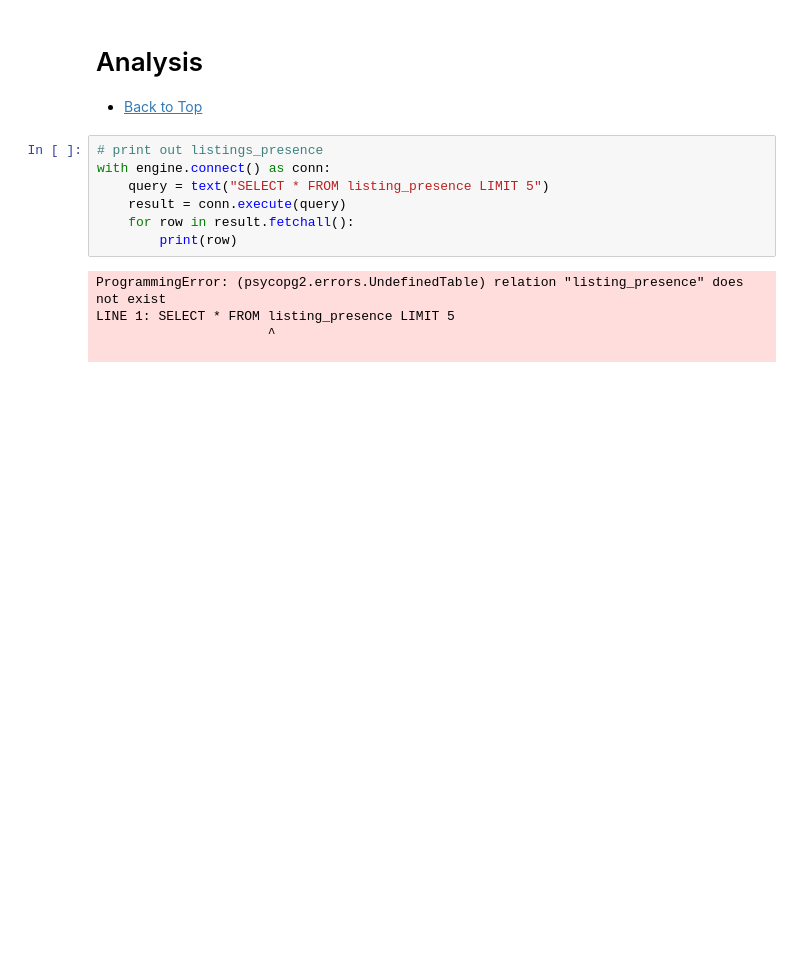
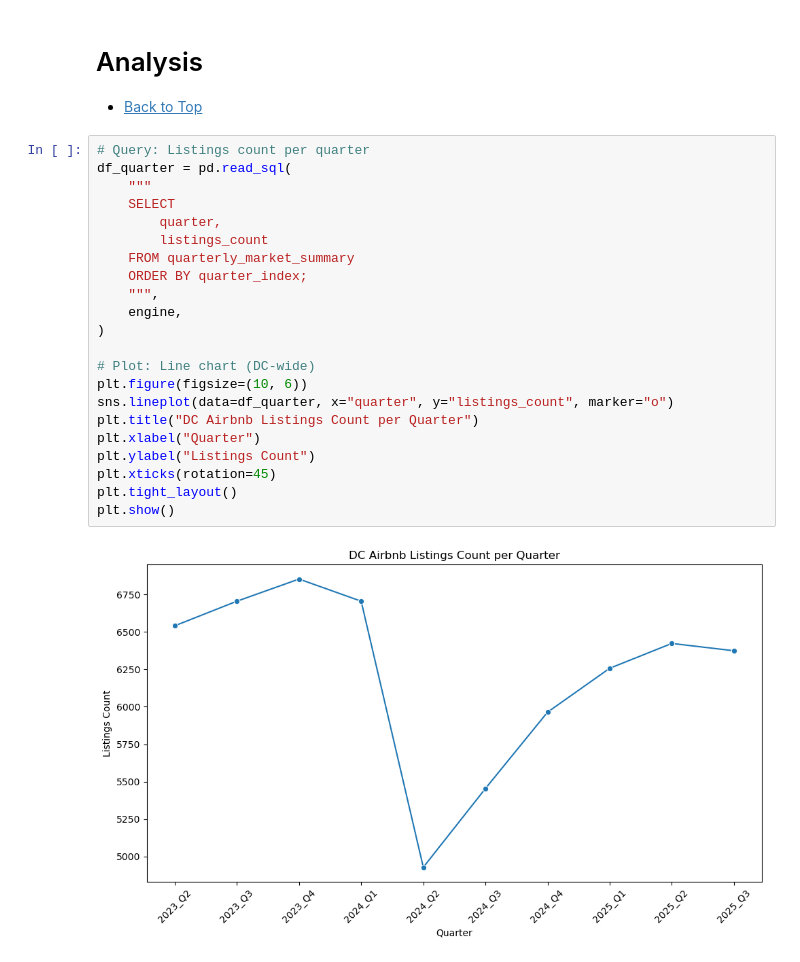
Before and after one commit to johbry17/Capital-Crashpad, a Jupyter notebook: notebooks/eda_2026.ipynb, the cells around one changed output. Saved outputs shown, nothing was run; the diff lists cells and outputs as text; blank space fills up the shorter version.

Commit message:
feat(eda_2026): add initial analysis plots to eda

```diff
--- a/notebooks/eda_2026.ipynb
+++ b/notebooks/eda_2026.ipynb
@@ -499,15 +504,27 @@ Number of rows in PostgreSQL reviews_summary: 62204
 # %% [markdown]
 # Analysis
 - [Back to Top](#)
-# %%
-# print out listings_presence
-with engine.connect() as conn:
-    query = text("SELECT * FROM listing_presence LIMIT 5")
-    result = conn.execute(query)
-    for row in result.fetchall():
-        print(row)
-# %% [output]
-ProgrammingError: (psycopg2.errors.UndefinedTable) relation "listing_presence" does not exist
-LINE 1: SELECT * FROM listing_presence LIMIT 5
-                      ^
-
+# %%
+# Query: Listings count per quarter
+df_quarter = pd.read_sql(
+    """
+    SELECT
+        quarter,
+        listings_count
+    FROM quarterly_market_summary
+    ORDER BY quarter_index;
+    """,
+    engine,
+)
+
+# Plot: Line chart (DC-wide)
+plt.figure(figsize=(10, 6))
+sns.lineplot(data=df_quarter, x="quarter", y="listings_count", marker="o")
+plt.title("DC Airbnb Listings Count per Quarter")
+plt.xlabel("Quarter")
+plt.ylabel("Listings Count")
+plt.xticks(rotation=45)
+plt.tight_layout()
+plt.show()
+# %% [output]
+[figure, added]
```
Also changed, not shown: parts of 24 cells of this notebook, 1 other file.
